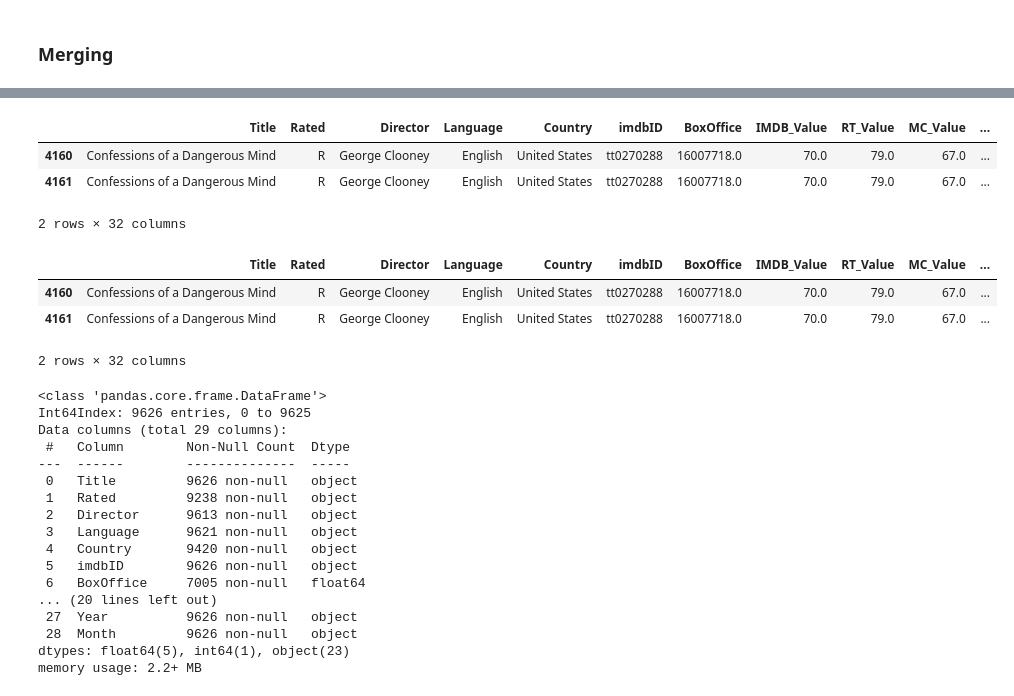
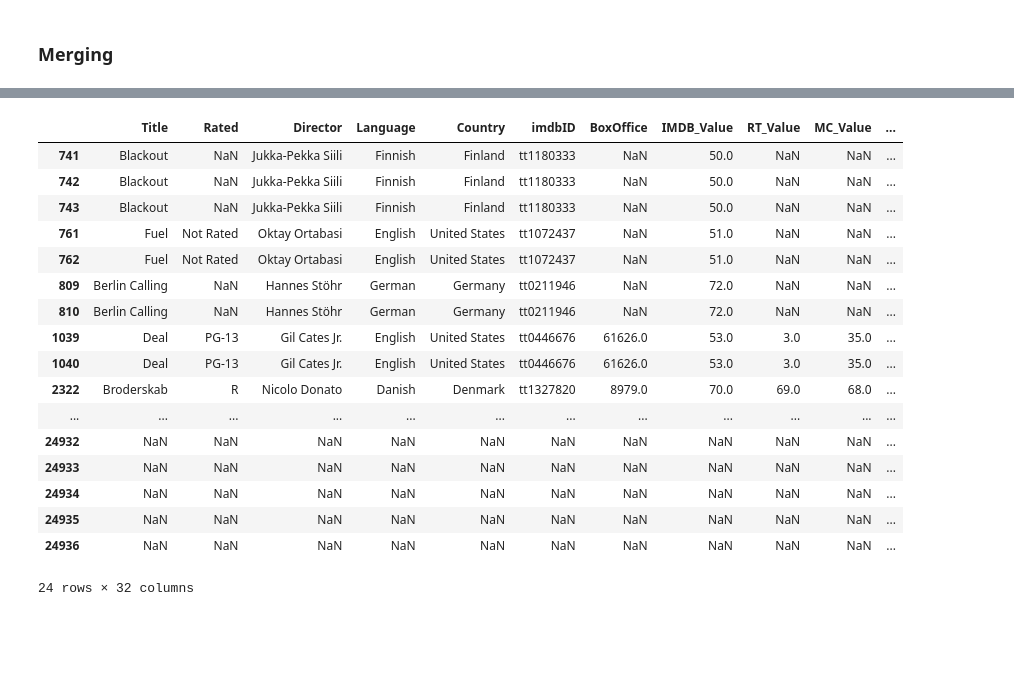
Before and after one commit to annleystanley/final_project, a Jupyter notebook: preparation/cleaning.ipynb, the cells around one changed output, grey strips where cells are left out. Saved outputs shown, nothing was run; the diff lists cells and outputs as text; code cells hidden in the pictures; blank space fills up the shorter version.

Commit message:
re-ran web scraping & api to get more accurate data, cleaned up cleaning code

```diff
--- a/preparation/cleaning.ipynb
+++ b/preparation/cleaning.ipynb
@@ -8,7 +11,7 @@ from ast import literal_eval
 ### TMDB Data
 # %%
 # Load dataset
-tmdb_df = pd.read_csv('../acquisition/tmdb_raw_data.csv')
+tmdb_df = pd.read_csv('../acquisition/25k_tmdb_raw_data.csv')
 # %%
 tmdb_df.head()
 # %% [output]
@@ -197,8 +200,3 @@ memory usage: 1.3+ MB
 # %%
 # converting release date to datetime
 tmdb_df['release_date'] = pd.to_datetime(tmdb_df['release_date'])
-# %%
-# splitting date into year and month
-tmdb_df['Year'] = tmdb_df['release_date'].dt.strftime('%Y')
-tmdb_df['Month'] = tmdb_df['release_date'].dt.strftime('%m')
-tmdb_df.drop(columns='release_date', inplace=True)
@@ -266,7 +282,7 @@ tmdb_df.to_csv('tmdb_df_cleaned.csv', index=False)
 ### OMDB Data
 # %%
 # Load dataset
-omdb_df = pd.read_csv('../acquisition/omdb_raw_data.csv')
+omdb_df = pd.read_csv('../acquisition/25k_omdb_raw_data.csv')
 # %%
 omdb_df.head()
 # %% [output]
@@ -589,5 +605,5 @@ omdb_df.head()
 # %%
-final_df = pd.merge(omdb_df, tmdb_df,
+merged_df = pd.merge(omdb_df, tmdb_df,
                    how='outer',
                    left_on=['imdbID'],
                    right_on=['imdb_id'])
@@ -630,17 +640,24 @@ final_df
-# %%
-final_df[final_df['imdbID'].duplicated(keep=False)]
-# %% [output]
-|  | Title | Rated | Director | Language | Country | imdbID | BoxOffice | IMDB_Value | RT_Value | MC_Value | ... |
-| 4160 | Confessions of a Dangerous Mind | R | George Clooney | English | United States | tt0270288 | 16007718.0 | 70.0 | 79.0 | 67.0 | ... |
-| 4161 | Confessions of a Dangerous Mind | R | George Clooney | English | United States | tt0270288 | 16007718.0 | 70.0 | 79.0 | 67.0 | ... |
-2 rows × 32 columns
 # %%
 # checking for & deleting duplicates
-final_df[final_df['imdbID'].duplicated(keep=False)]
+merged_df[merged_df['imdbID'].duplicated(keep=False)]
 # %% [output]
 |  | Title | Rated | Director | Language | Country | imdbID | BoxOffice | IMDB_Value | RT_Value | MC_Value | ... |
-| 4160 | Confessions of a Dangerous Mind | R | George Clooney | English | United States | tt0270288 | 16007718.0 | 70.0 | 79.0 | 67.0 | ... |
-| 4161 | Confessions of a Dangerous Mind | R | George Clooney | English | United States | tt0270288 | 16007718.0 | 70.0 | 79.0 | 67.0 | ... |
+| 741 | Blackout | NaN | Jukka-Pekka Siili | Finnish | Finland | tt1180333 | NaN | 50.0 | NaN | NaN | ... |
+| 742 | Blackout | NaN | Jukka-Pekka Siili | Finnish | Finland | tt1180333 | NaN | 50.0 | NaN | NaN | ... |
+| 743 | Blackout | NaN | Jukka-Pekka Siili | Finnish | Finland | tt1180333 | NaN | 50.0 | NaN | NaN | ... |
+| 761 | Fuel | Not Rated | Oktay Ortabasi | English | United States | tt1072437 | NaN | 51.0 | NaN | NaN | ... |
+| 762 | Fuel | Not Rated | Oktay Ortabasi | English | United States | tt1072437 | NaN | 51.0 | NaN | NaN | ... |
+| 809 | Berlin Calling | NaN | Hannes Stöhr | German | Germany | tt0211946 | NaN | 72.0 | NaN | NaN | ... |
+| 810 | Berlin Calling | NaN | Hannes Stöhr | German | Germany | tt0211946 | NaN | 72.0 | NaN | NaN | ... |
+| 1039 | Deal | PG-13 | Gil Cates Jr. | English | United States | tt0446676 | 61626.0 | 53.0 | 3.0 | 35.0 | ... |
+| 1040 | Deal | PG-13 | Gil Cates Jr. | English | United States | tt0446676 | 61626.0 | 53.0 | 3.0 | 35.0 | ... |
+| 2322 | Broderskab | R | Nicolo Donato | Danish | Denmark | tt1327820 | 8979.0 | 70.0 | 69.0 | 68.0 | ... |
+| ... | ... | ... | ... | ... | ... | ... | ... | ... | ... | ... | ... |
+| 24932 | NaN | NaN | NaN | NaN | NaN | NaN | NaN | NaN | NaN | NaN | ... |
+| 24933 | NaN | NaN | NaN | NaN | NaN | NaN | NaN | NaN | NaN | NaN | ... |
+| 24934 | NaN | NaN | NaN | NaN | NaN | NaN | NaN | NaN | NaN | NaN | ... |
+| 24935 | NaN | NaN | NaN | NaN | NaN | NaN | NaN | NaN | NaN | NaN | ... |
+| 24936 | NaN | NaN | NaN | NaN | NaN | NaN | NaN | NaN | NaN | NaN | ... |
-2 rows × 32 columns
+24 rows × 32 columns
 # %%
 # dropping duplicates
@@ -653,21 +670 @@ final_df.drop(columns=
               ['original_title','revenue','original_language'], inplace=True)
-# %%
-final_df.info()
-# %% [output]
-<class 'pandas.core.frame.DataFrame'>
-Int64Index: 9626 entries, 0 to 9625
-Data columns (total 29 columns):
- #   Column        Non-Null Count  Dtype
----  ------        --------------  -----
- 0   Title         9626 non-null   object
- 1   Rated         9238 non-null   object
- 2   Director      9613 non-null   object
- 3   Language      9621 non-null   object
- 4   Country       9420 non-null   object
- 5   imdbID        9626 non-null   object
- 6   BoxOffice     7005 non-null   float64
-... (20 lines left out)
- 27  Year          9626 non-null   object
- 28  Month         9626 non-null   object
-dtypes: float64(5), int64(1), object(23)
-memory usage: 2.2+ MB
```
Also changed, not shown: parts of 242 cells of this notebook, 9 other files.
